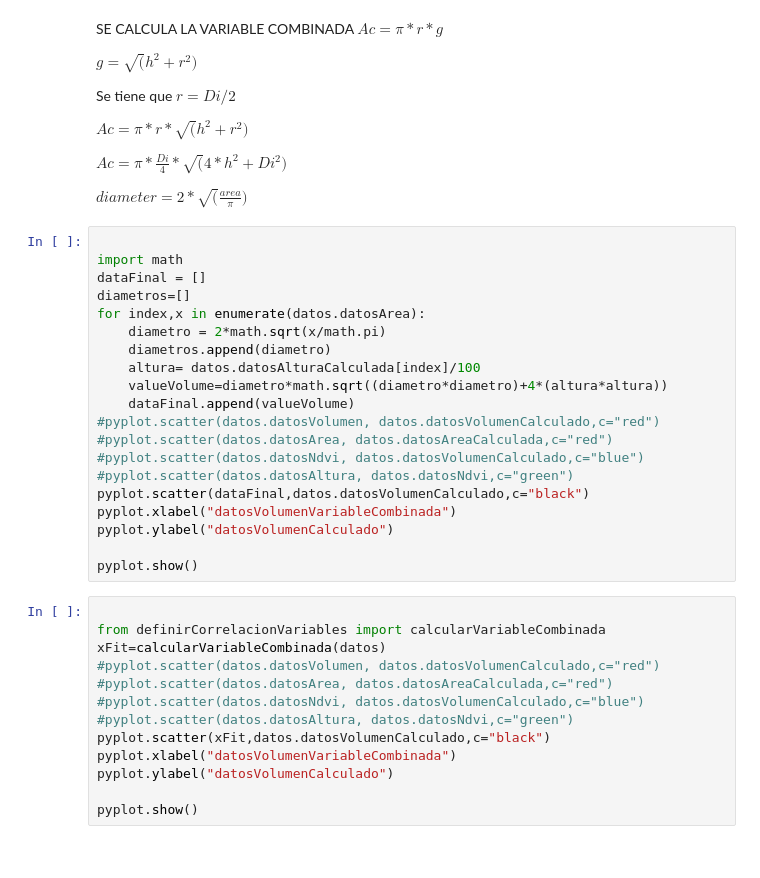
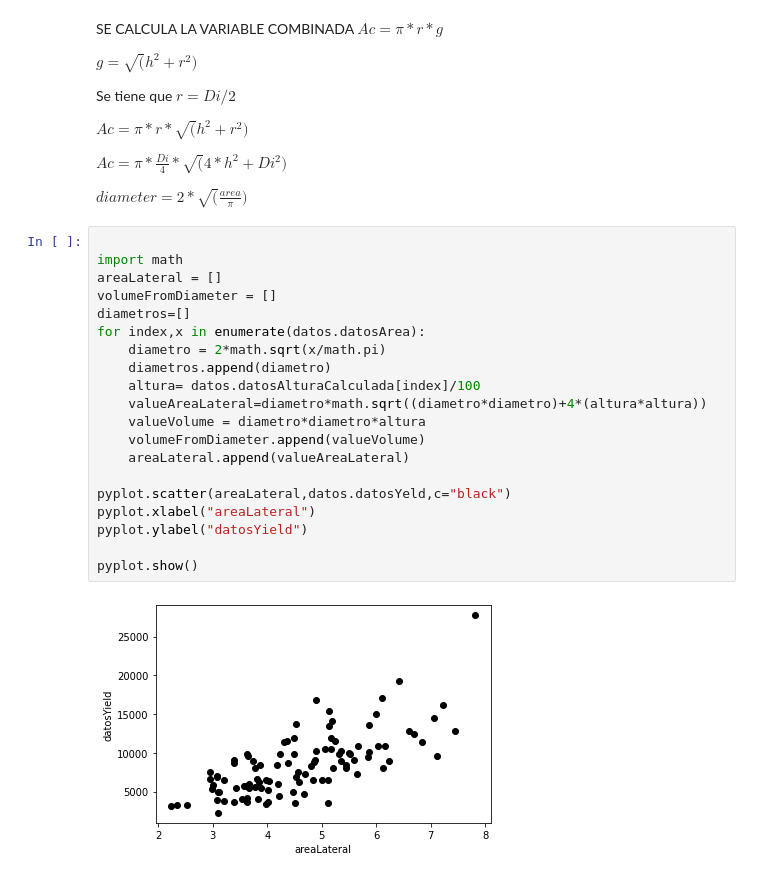
Before and after one commit to julianandres/processingyield, a Jupyter notebook: notas.ipynb, the cells around one changed output. Cells and saved outputs as stored; diff of their text form.

```diff
--- a/notas.ipynb
+++ b/notas.ipynb
@@ -77,33 +96,22 @@ $diameter = 2*\sqrt(\frac{area}{\pi})$
 # %%
 
 import math
-dataFinal = []
+areaLateral = []
+volumeFromDiameter = []
 diametros=[]
 for index,x in enumerate(datos.datosArea):
     diametro = 2*math.sqrt(x/math.pi)
     diametros.append(diametro)
     altura= datos.datosAlturaCalculada[index]/100
-    valueVolume=diametro*math.sqrt((diametro*diametro)+4*(altura*altura))
-    dataFinal.append(valueVolume)
-#pyplot.scatter(datos.datosVolumen, datos.datosVolumenCalculado,c="red")
-#pyplot.scatter(datos.datosArea, datos.datosAreaCalculada,c="red")
-#pyplot.scatter(datos.datosNdvi, datos.datosVolumenCalculado,c="blue")
-#pyplot.scatter(datos.datosAltura, datos.datosNdvi,c="green")
-pyplot.scatter(dataFinal,datos.datosVolumenCalculado,c="black")
-pyplot.xlabel("datosVolumenVariableCombinada")
-pyplot.ylabel("datosVolumenCalculado")
+    valueAreaLateral=diametro*math.sqrt((diametro*diametro)+4*(altura*altura))
+    valueVolume = diametro*diametro*altura
+    volumeFromDiameter.append(valueVolume)
+    areaLateral.append(valueAreaLateral)
+
+pyplot.scatter(areaLateral,datos.datosYeld,c="black")
+pyplot.xlabel("areaLateral")
+pyplot.ylabel("datosYield")
 
 pyplot.show()
+# %% [output]
+[figure, added]
-# %%
-
-from definirCorrelacionVariables import calcularVariableCombinada
-xFit=calcularVariableCombinada(datos)
-#pyplot.scatter(datos.datosVolumen, datos.datosVolumenCalculado,c="red")
-#pyplot.scatter(datos.datosArea, datos.datosAreaCalculada,c="red")
-#pyplot.scatter(datos.datosNdvi, datos.datosVolumenCalculado,c="blue")
-#pyplot.scatter(datos.datosAltura, datos.datosNdvi,c="green")
-pyplot.scatter(xFit,datos.datosVolumenCalculado,c="black")
-pyplot.xlabel("datosVolumenVariableCombinada")
-pyplot.ylabel("datosVolumenCalculado")
-
-pyplot.show()
```
Also changed, not shown: parts of 26 cells of this notebook, 1 other file.
